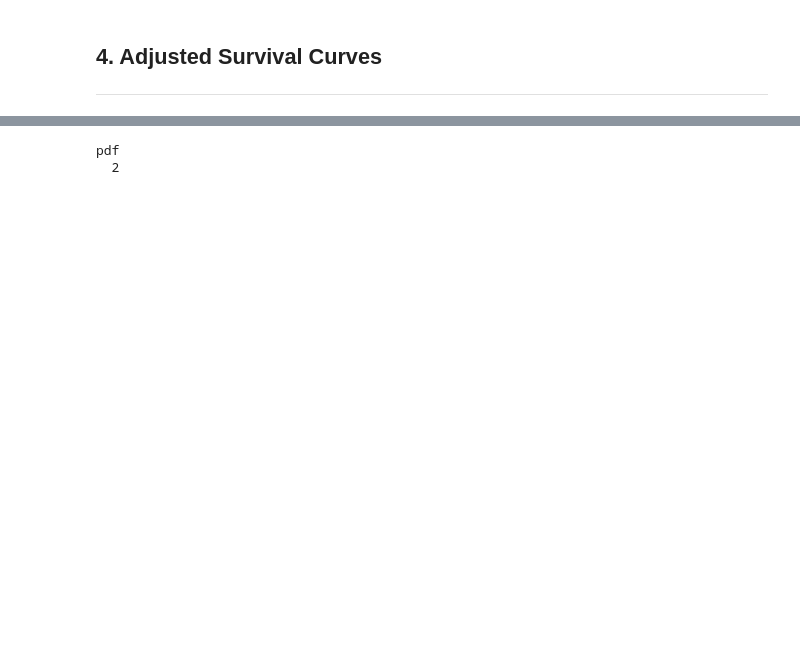
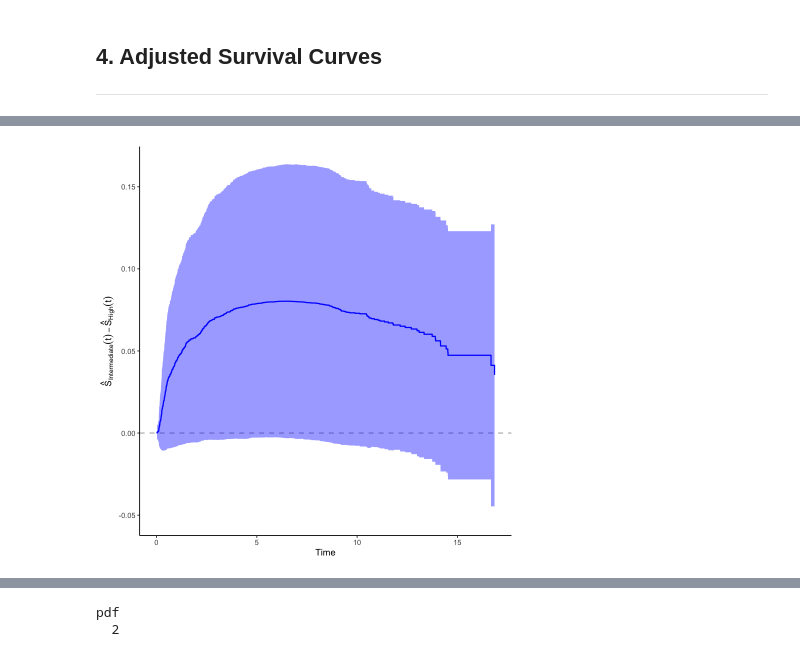
Before and after one commit to shankara-a/amyloidosis_bmc_2023, a Jupyter notebook: 04e_survival_clean.ipynb, the cells around one changed output, grey strips where cells are left out. Drawn from its saved outputs; the diff is of its cells as text; code cells hidden in the pictures; blank space fills up the shorter version.

```diff
--- a/04e_survival_clean.ipynb
+++ b/04e_survival_clean.ipynb
@@ -146,0 +187,17 @@ plot(adjsurv, conf_int=TRUE, custom_colors=c("#62b67d","#69a9c8","#ca4a29"))
+# %%
+# Bootstrap
+adjsurv.bootstrap <- adjustedsurv(data=data.df[to.keep,],
+                        variable="cluster",
+                        ev_time="time",
+                        event="status",
+                        method="direct",
+                        outcome_model=fit,
+                        conf_int=TRUE,
+                        n_cores=8,
+                        n_boot=500,
+                        bootstrap=TRUE
+                       )
+
+
+adj_test <- adjusted_curve_test(adjsurv.bootstrap, from=0, to=15)
+summary(adj_test)
@@ -146,0 +230,4 @@ plot(adjsurv, conf_int=TRUE, custom_colors=c("#62b67d","#69a9c8","#ca4a29"))
+# %%
+plot_curve_diff(adjsurv, group_1="Intermediate", group_2="High", conf_int=TRUE, color="blue")
+# %% [output]
+[figure, added]
```
Also changed, not shown: parts of 31 cells of this notebook, 11 other files.
